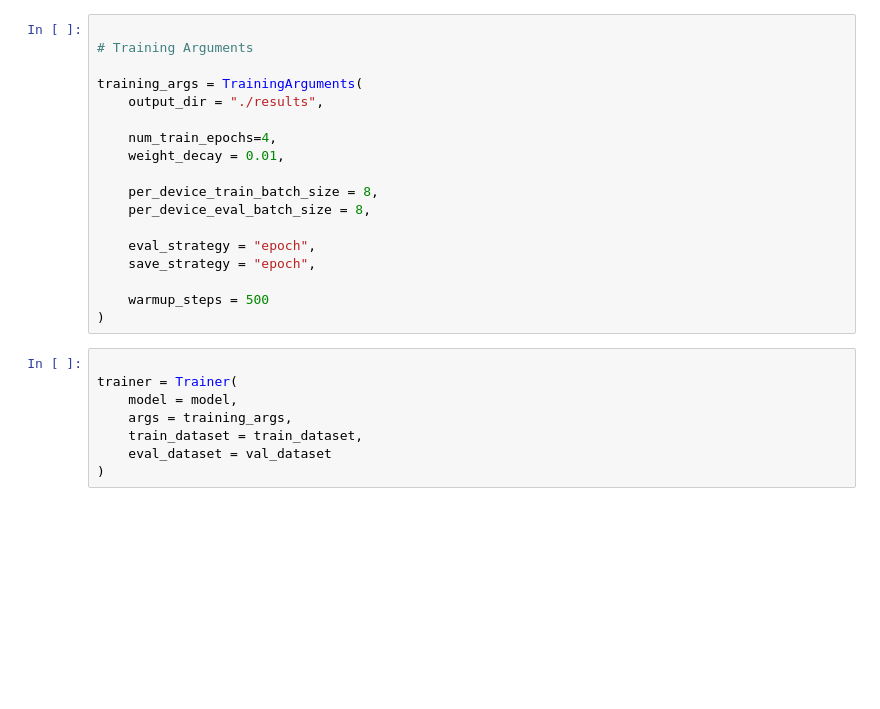
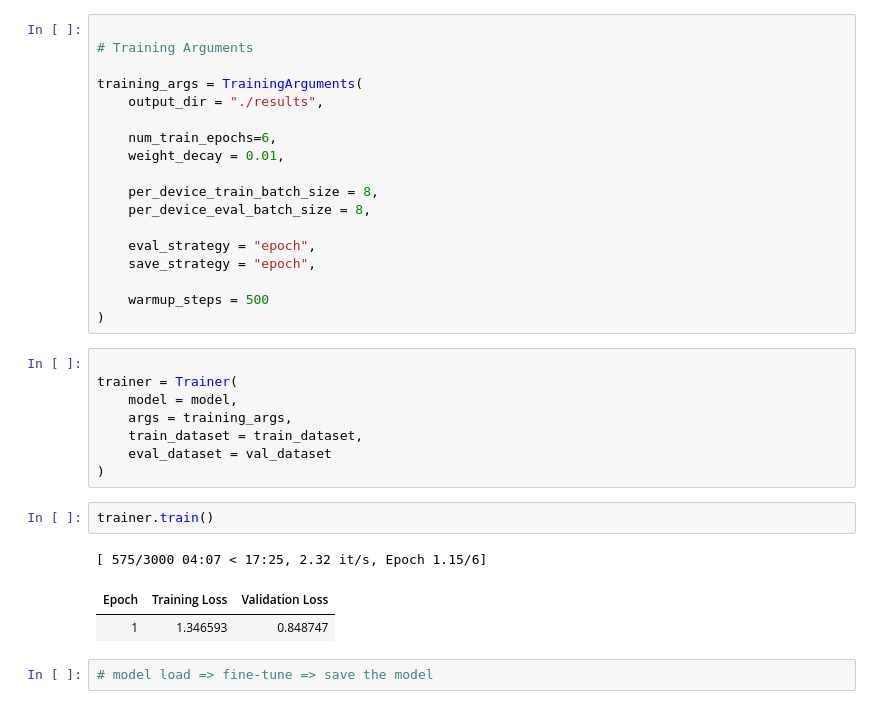
Before and after one commit to pratham-sugandhi/python, a Jupyter notebook: PROJECT-WORK/DL-PROJECT/Text-Summarizer-App/text_summarizer.ipynb, the cells around one changed output. Drawn from its saved outputs; the diff is of its cells as text; blank space fills up the shorter version.

```diff
--- a/PROJECT-WORK/DL-PROJECT/Text-Summarizer-App/text_summarizer.ipynb
+++ b/PROJECT-WORK/DL-PROJECT/Text-Summarizer-App/text_summarizer.ipynb
@@ -194,7 +195,7 @@ T5ForConditionalGeneration(
 training_args = TrainingArguments(
     output_dir = "./results",
 
-    num_train_epochs=4,
+    num_train_epochs=6,
     weight_decay = 0.01,
 
     per_device_train_batch_size = 8,
@@ -213,3 +214,11 @@ trainer = Trainer(
     train_dataset = train_dataset,
     eval_dataset = val_dataset
 )
+# %%
+trainer.train()
+# %% [output]
+[ 575/3000 04:07 < 17:25, 2.32 it/s, Epoch 1.15/6]
+| Epoch | Training Loss | Validation Loss |
+| 1 | 1.346593 | 0.848747 |
+# %%
+# model load => fine-tune => save the model
```
Also changed, not shown: parts of 7 cells of this notebook.
